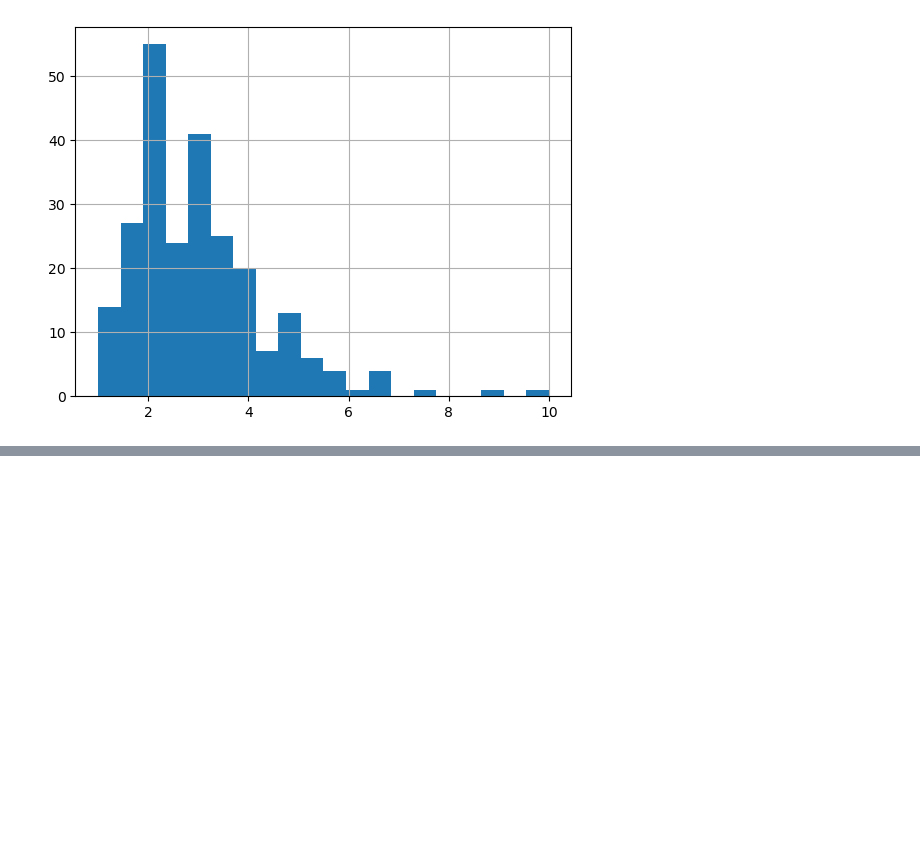
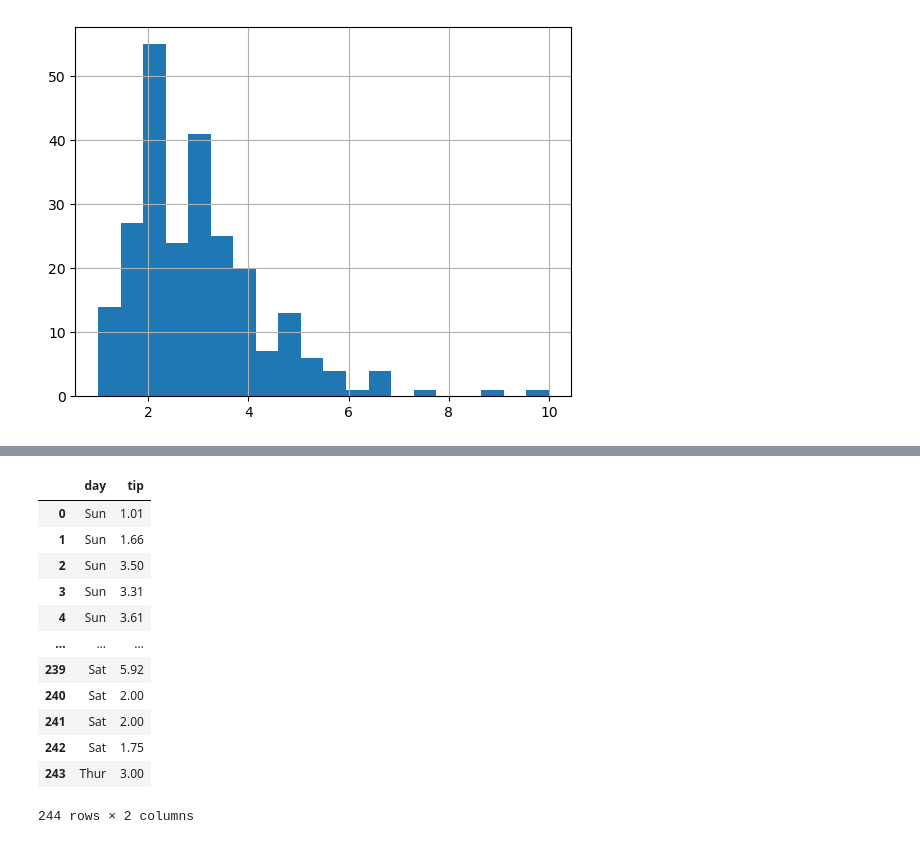
Before and after one commit to Dans182/jupyter-python, a Jupyter notebook: Daniel/20240415.ipynb, the cells around one changed output, grey strips where cells are left out. Cells and saved outputs as stored; diff of their text form; code cells hidden in the pictures; blank space fills up the shorter version.

```diff
--- a/Daniel/20240415.ipynb
+++ b/Daniel/20240415.ipynb
@@ -491,0 +740,16 @@ tips.tip.hist(bins = 20);
+# %%
+tips[["day", "tip"]] #paso columnas. Me devuelve DataFrame Pandas
+# %% [output]
+|  | day | tip |
+| 0 | Sun | 1.01 |
+| 1 | Sun | 1.66 |
+| 2 | Sun | 3.50 |
+| 3 | Sun | 3.31 |
+| 4 | Sun | 3.61 |
+| ... | ... | ... |
+| 239 | Sat | 5.92 |
+| 240 | Sat | 2.00 |
+| 241 | Sat | 2.00 |
+| 242 | Sat | 1.75 |
+| 243 | Thur | 3.00 |
+244 rows × 2 columns
```
Also changed, not shown: parts of 48 cells of this notebook.
